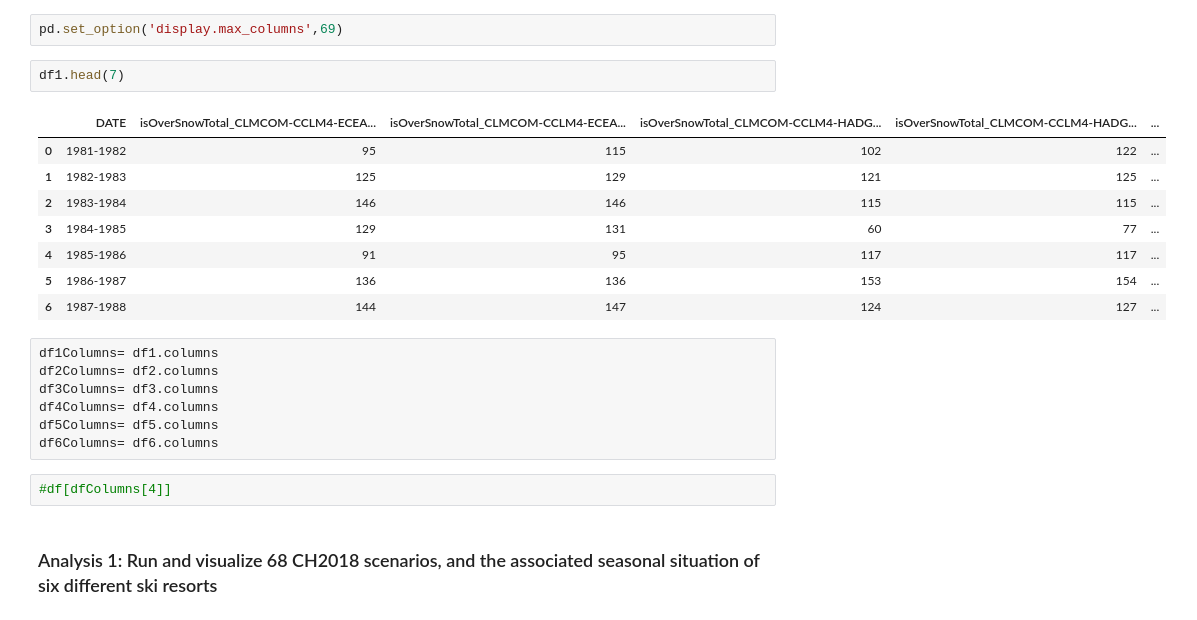
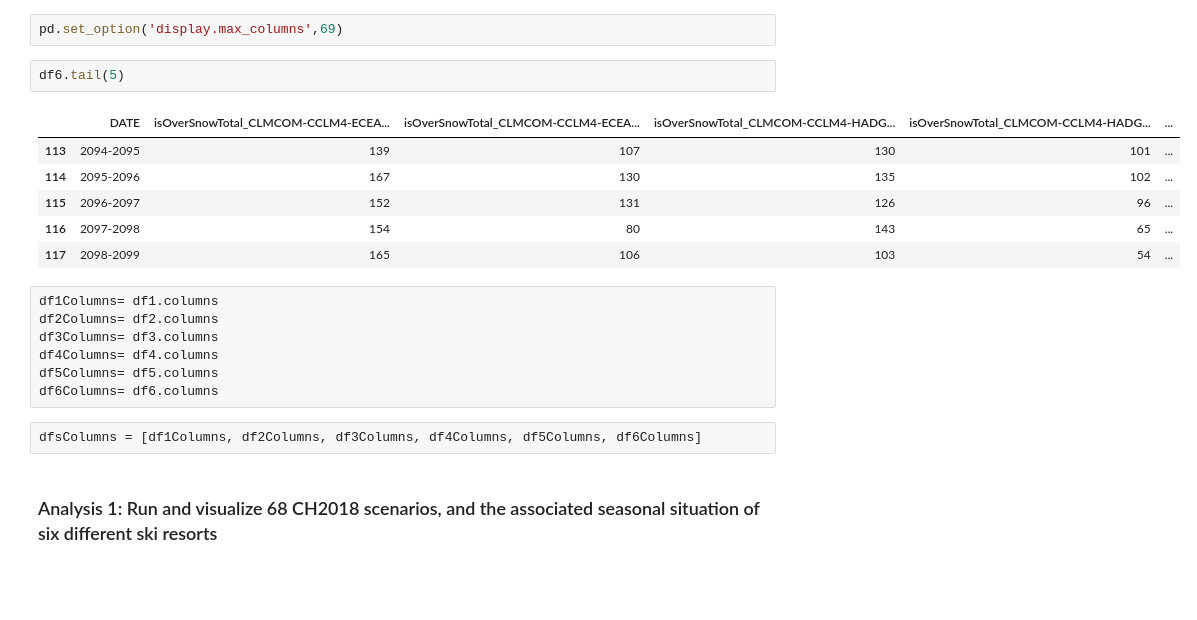
Before and after one commit to saeedashraf/Snow-Ski-Resort-DMDU, a Jupyter notebook: snowModel2_Visualization.ipynb, the cells around one changed output. Saved outputs shown, nothing was run; the diff lists cells and outputs as text; blank space fills up the shorter version.

```diff
--- a/snowModel2_Visualization.ipynb
+++ b/snowModel2_Visualization.ipynb
@@ -10,17 +10,15 @@ df5 = pd.read_csv('data_out_snow/snowSeason_champex.csv')
 df6 = pd.read_csv('data_out_snow/snowSeason_davos.csv')
 # %%
 pd.set_option('display.max_columns',69)
-# %%
-df1.head(7)
-# %% [output]
-|  | DATE | isOverSnowTotal_CLMCOM-CCLM4-ECEA... | isOverSnowTotal_CLMCOM-CCLM4-ECEA... | isOverSnowTotal_CLMCOM-CCLM4-HADG... | isOverSnowTotal_CLMCOM-CCLM4-HADG... | ... |
-| 0 | 1981-1982 | 95 | 115 | 102 | 122 | ... |
-| 1 | 1982-1983 | 125 | 129 | 121 | 125 | ... |
-| 2 | 1983-1984 | 146 | 146 | 115 | 115 | ... |
-| 3 | 1984-1985 | 129 | 131 | 60 | 77 | ... |
-| 4 | 1985-1986 | 91 | 95 | 117 | 117 | ... |
-| 5 | 1986-1987 | 136 | 136 | 153 | 154 | ... |
-| 6 | 1987-1988 | 144 | 147 | 124 | 127 | ... |
+# %%
+df6.tail(5)
+# %% [output]
+|  | DATE | isOverSnowTotal_CLMCOM-CCLM4-ECEA... | isOverSnowTotal_CLMCOM-CCLM4-ECEA... | isOverSnowTotal_CLMCOM-CCLM4-HADG... | isOverSnowTotal_CLMCOM-CCLM4-HADG... | ... |
+| 113 | 2094-2095 | 139 | 107 | 130 | 101 | ... |
+| 114 | 2095-2096 | 167 | 130 | 135 | 102 | ... |
+| 115 | 2096-2097 | 152 | 131 | 126 | 96 | ... |
+| 116 | 2097-2098 | 154 | 80 | 143 | 65 | ... |
+| 117 | 2098-2099 | 165 | 106 | 103 | 54 | ... |
 # %%
 df1Columns= df1.columns
 df2Columns= df2.columns
@@ -28,7 +26,7 @@ df3Columns= df3.columns
 df4Columns= df4.columns
 df5Columns= df5.columns
 df6Columns= df6.columns
-# %%
-#df[dfColumns[4]]
+# %%
+dfsColumns = [df1Columns, df2Columns, df3Columns, df4Columns, df5Columns, df6Columns]
 # %% [markdown]
 ### Analysis 1: Run and visualize 68 CH2018 scenarios, and the associated  seasonal situation of six different ski resorts
```
Also changed, not shown: parts of 3 cells of this notebook.
